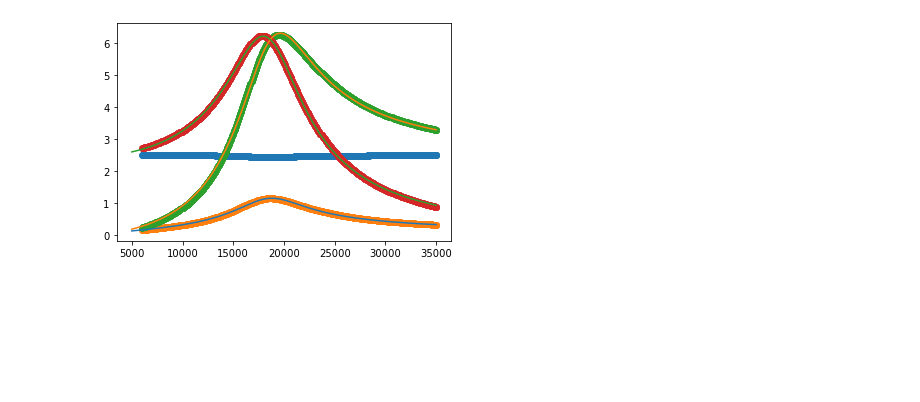
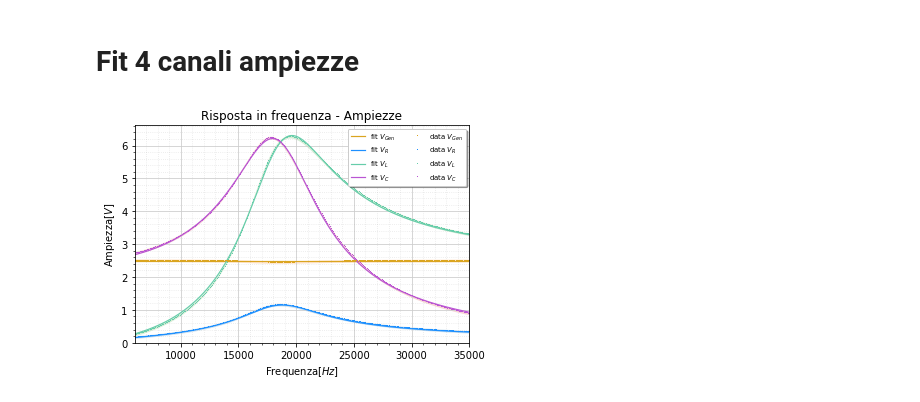
Before and after one commit to Feyn-23/Lab-II, a Jupyter notebook: code/graphs.ipynb, the cells around one changed output. Drawn from its saved outputs; the diff is of its cells as text; code cells hidden in the pictures; blank space fills up the shorter version.

Commit message:
Wrapped up amplitudes graphs.

```diff
--- a/code/graphs.ipynb
+++ b/code/graphs.ipynb
@@ -1,6 +1,9 @@
 # %%
 import numpy as np
 import matplotlib.pyplot as plt
+
+plt.rcParams.update({'font.family':'sans-serif'})
+plt.rcParams.update({'font.sans-serif':'Calibri'})
 # %%
 data_file = '../results/fit.csv'
 paramsGen, errorsGen, paramsR, errorsR, paramsL, errorsL, paramsC, errorsC = np.loadtxt(data_file, delimiter = ',', skiprows = 1,usecols=(0,1,2,3,4,5,6,7) ,unpack = True)
@@ -55,21 +64,51 @@ def C_amp_model(f, R, L, C, V_0):
 
 f = np.linspace(5000,35000,1000)
 
-ampGen = Gen_amp_model(f,paramsGen[0]) #not an array!
+
+ampGen = np.full((len(f), 1),paramsGen[0])
 ampR = R_amp_model(f,paramsR[0],paramsR[1],paramsR[2],paramsR[3],paramsR[4])
 ampL = L_amp_model(f,paramsL[0],paramsL[1],paramsL[2],paramsL[3])
 ampC = C_amp_model(f,paramsC[0],paramsC[1],paramsC[2],paramsC[3])
 # %%
 data_file = '../data/III session/Frequency response/amplitudes_fino35kHz.csv'
 frequencies, amplitudeGen, amplitudeR, amplitudeL, amplitudeC  = np.loadtxt(data_file, delimiter = ',', skiprows = 1, usecols = (0, 1, 2, 3, 4), unpack = True)
-plt.plot(f,ampR)
-plt.plot(f,ampL)
-plt.plot(f,ampC)
-plt.scatter(frequencies,amplitudeGen)
-plt.scatter(frequencies,amplitudeR)
-plt.scatter(frequencies,amplitudeL)
-plt.scatter(frequencies,amplitudeC)
-
-plt.savefig('../figs/fit_con_root.pdf')
-# %% [output]
-[figure, removed]
+# %% [markdown]
+# Fit 4 canali ampiezze
+# %%
+error = .0002
+
+error*=200
+# %%
+fig, axs = plt.subplots()
+l0, = axs.plot(f,ampGen,color='goldenrod',linestyle='solid',linewidth=1.2)
+l1, = axs.plot(f,ampR,color='dodgerblue',linestyle='solid',linewidth=1.2)
+l2, = axs.plot(f,ampL,color='mediumaquamarine',linestyle='solid',linewidth=1.2)
+l3, = axs.plot(f,ampC,color='mediumorchid',linestyle='solid',linewidth=1.2)
+axs.set_xlim(6000,35000)
+axs.set_ylim(0)
+axs.set_title(r'Risposta in frequenza - Ampiezze',fontname='Calibri')
+axs.set_xlabel(r'Frequenza$[Hz]$',fontname='Calibri')
+axs.set_ylabel(r'Ampiezza$[V]$')
+axs.grid(visible=True, which='major', color='0.8', linestyle='-')
+axs.grid(visible=True, which='minor', color='gray', linestyle='dotted', alpha=0.2)
+axs.minorticks_on()
+
+###### Experimental data
+m0 , = axs.plot(frequencies,amplitudeGen,marker=',',markersize=2,linestyle='None',color='goldenrod')
+m1, = axs.plot(frequencies,amplitudeR,marker=',',markersize=2,linestyle='None',color='dodgerblue')
+m2, = axs.plot(frequencies,amplitudeL,marker=',',markersize=2,linestyle='None',color='mediumaquamarine')
+m3, = axs.plot(frequencies,amplitudeC,marker=',',markersize=2,linestyle='None',color='mediumorchid')
+
+axs.fill_between(frequencies, amplitudeR - error, amplitudeR + error, alpha=0.2)
+axs.fill_between(frequencies,amplitudeGen - error, amplitudeGen + error,alpha=0.2)
+axs.fill_between(frequencies,amplitudeL - error, amplitudeL + error,alpha=0.2)
+axs.fill_between(frequencies,amplitudeC - error, amplitudeC + error,alpha=0.2)
+# axs.fill_between(f, ampR - error, ampR + error, alpha=0.2)
+# axs.fill_between(f,ampGen - error, ampGen + error,alpha=0.2)
+# axs.fill_between(f,ampL - error, ampL + error,alpha=0.2)
+# axs.fill_between(f,ampC - error, ampC + error,alpha=0.2)
+
+axs.legend((l0, l1, l2, l3, m0 ,m1,m2,m3), (r'fit $V_{Gen}$','fit $V_R$', 'fit $V_L$','fit $V_C$','data $V_{Gen}$','data $V_R$','data $V_L$','data $V_C$'),ncol=2, loc='upper right', shadow=True,fancybox=True,fontsize='x-small')
+plt.savefig('../figs/Risposta in frequenza ampiezze.pdf')
+# %% [output]
+[figure, added]
```
Also changed, not shown: parts of 1 cell of this notebook, 8 other files.
